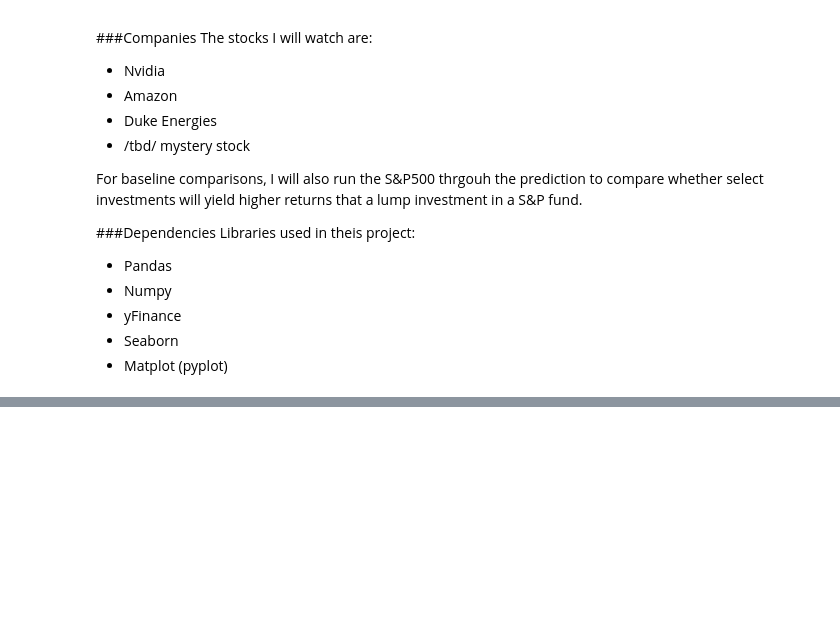
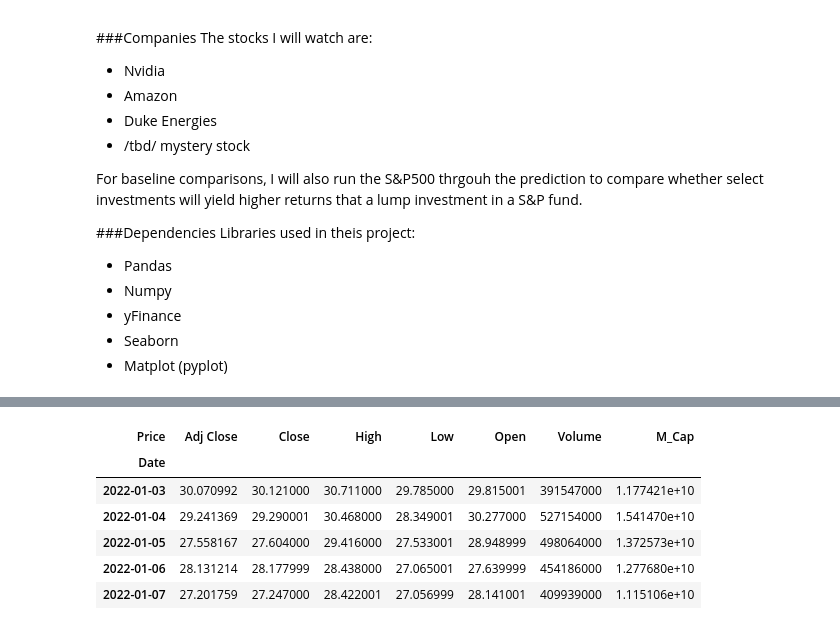
Before and after one commit to swsmith25/Sample_TA, a Jupyter notebook: Sample_Technical_Analyst.ipynb, the cells around one changed output, grey strips where cells are left out. Drawn from its saved outputs; the diff is of its cells as text; code cells hidden in the pictures; blank space fills up the shorter version.

```diff
--- a/Sample_Technical_Analyst.ipynb
+++ b/Sample_Technical_Analyst.ipynb
@@ -117,0 +135,19 @@ max     3.065906e+08
+# %%
+# Market Cap (lower risk-higher return analysis)
+nvda['M_Cap'] = nvda['Adj Close'] * nvda['Volume']
+
+
+amzn['M_Cap'] = amzn['Adj Close'] * amzn['Volume']
+duk['M_Cap'] = duk['Adj Close'] * duk['Volume']
+tsla['M_Cap'] = tsla['Adj Close'] * tsla['Volume']
+
+sp500['M_Cap'] = sp500['Adj Close'] * sp500['Volume']
+nvda.head()
+# %% [output]
+| Price | Adj Close | Close | High | Low | Open | Volume | M_Cap |
+| Date |  |  |  |  |  |  |  |
+| 2022-01-03 | 30.070992 | 30.121000 | 30.711000 | 29.785000 | 29.815001 | 391547000 | 1.177421e+10 |
+| 2022-01-04 | 29.241369 | 29.290001 | 30.468000 | 28.349001 | 30.277000 | 527154000 | 1.541470e+10 |
+| 2022-01-05 | 27.558167 | 27.604000 | 29.416000 | 27.533001 | 28.948999 | 498064000 | 1.372573e+10 |
+| 2022-01-06 | 28.131214 | 28.177999 | 28.438000 | 27.065001 | 27.639999 | 454186000 | 1.277680e+10 |
+| 2022-01-07 | 27.201759 | 27.247000 | 28.422001 | 27.056999 | 28.141001 | 409939000 | 1.115106e+10 |
```
Also changed, not shown: parts of 10 cells of this notebook.
